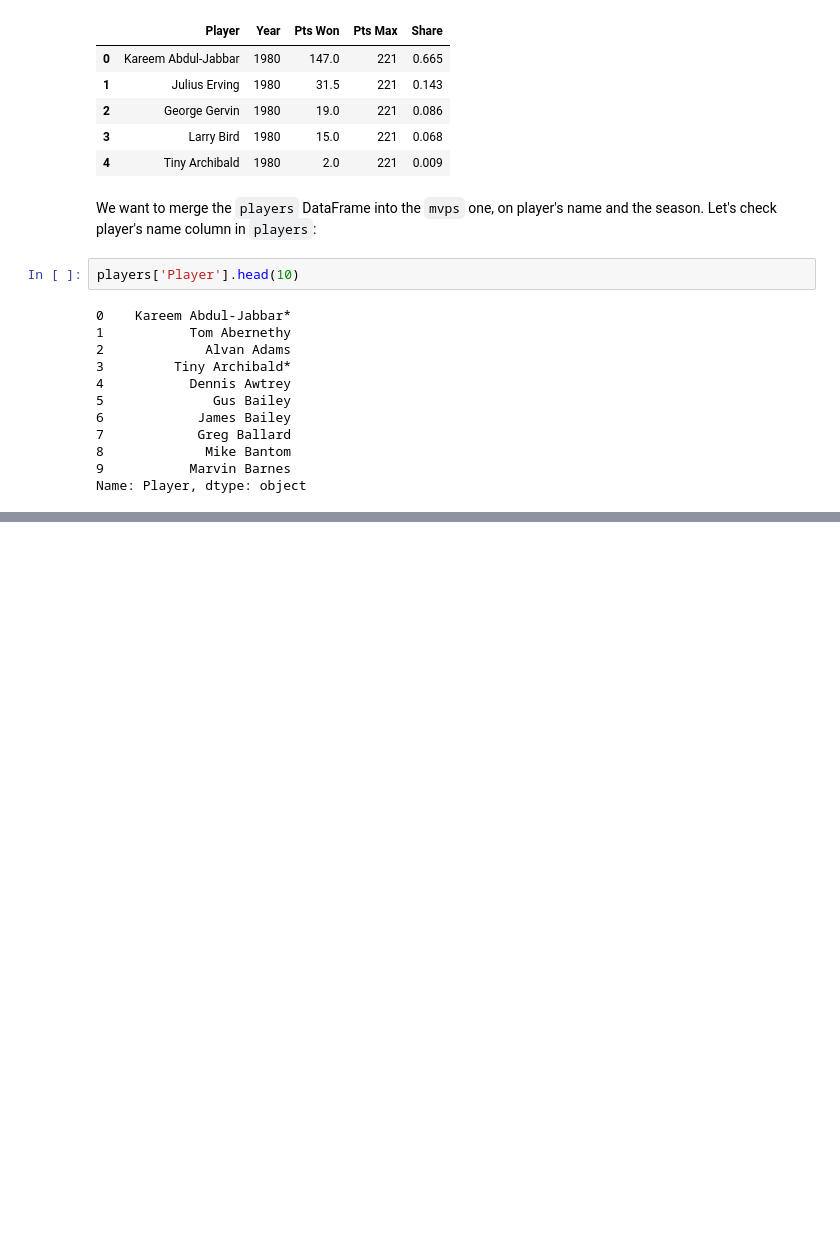
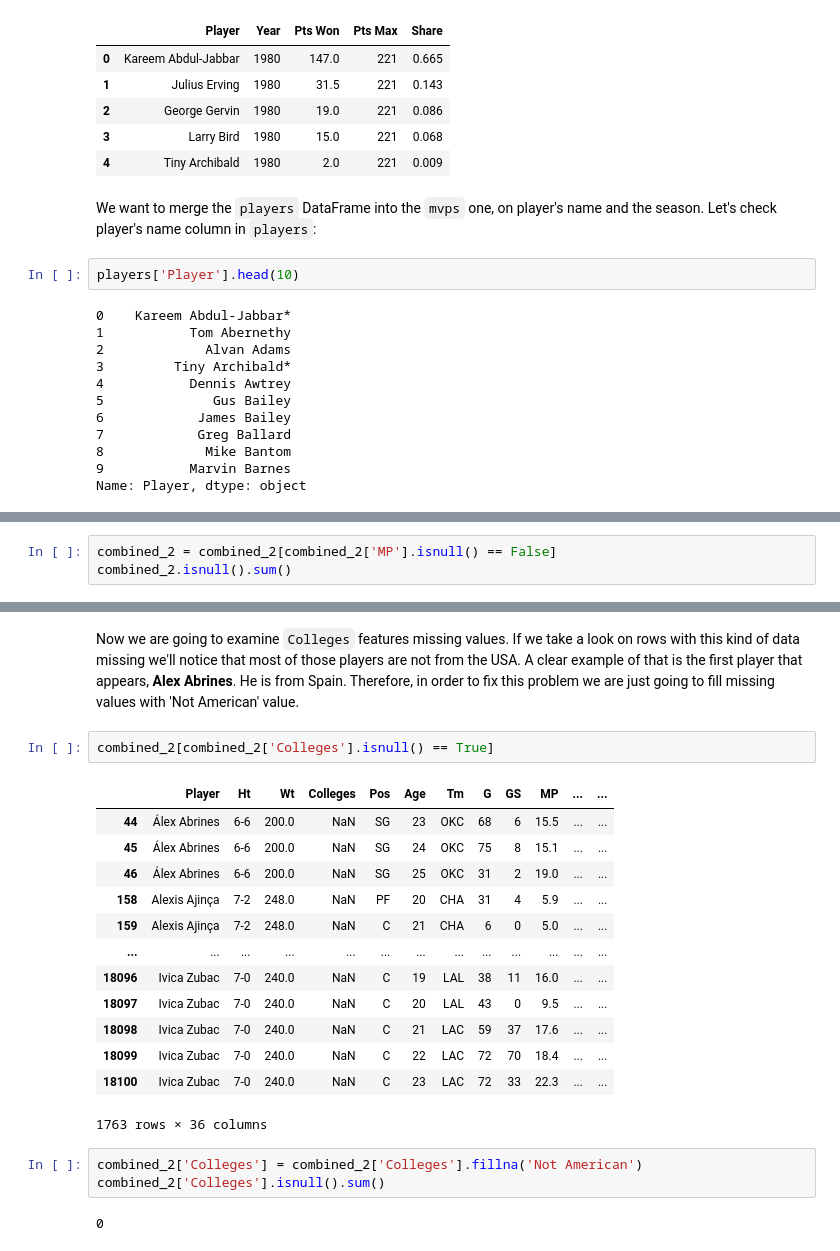
Before and after one commit to javigallego4/Predicting-NBA-MVP, a Jupyter notebook: Data Cleaning.ipynb, the cells around one changed output, grey strips where cells are left out. Drawn from its saved outputs; the diff is of its cells as text; blank space fills up the shorter version.

```diff
--- a/Data Cleaning.ipynb
+++ b/Data Cleaning.ipynb
@@ -387,0 +334,3 @@ stats.head()
+# %%
+combined_2 = combined_2[combined_2['MP'].isnull() == False]
+combined_2.isnull().sum()
@@ -387,0 +355,23 @@ stats.head()
+# %% [markdown]
+Now we are going to examine `Colleges` features missing values. If we take a look on rows with this kind of data missing we'll notice that most of those players are not from the USA. A clear example of that is the first player that appears, **Alex Abrines**. He is from Spain. Therefore, in order to fix this problem we are just going to fill missing values with 'Not American' value.
+# %%
+combined_2[combined_2['Colleges'].isnull() == True]
+# %% [output]
+|  | Player | Ht | Wt | Colleges | Pos | Age | Tm | G | GS | MP | ... | ... |
+| 44 | Álex Abrines | 6-6 | 200.0 | NaN | SG | 23 | OKC | 68 | 6 | 15.5 | ... | ... |
+| 45 | Álex Abrines | 6-6 | 200.0 | NaN | SG | 24 | OKC | 75 | 8 | 15.1 | ... | ... |
+| 46 | Álex Abrines | 6-6 | 200.0 | NaN | SG | 25 | OKC | 31 | 2 | 19.0 | ... | ... |
+| 158 | Alexis Ajinça | 7-2 | 248.0 | NaN | PF | 20 | CHA | 31 | 4 | 5.9 | ... | ... |
+| 159 | Alexis Ajinça | 7-2 | 248.0 | NaN | C | 21 | CHA | 6 | 0 | 5.0 | ... | ... |
+| ... | ... | ... | ... | ... | ... | ... | ... | ... | ... | ... | ... | ... |
+| 18096 | Ivica Zubac | 7-0 | 240.0 | NaN | C | 19 | LAL | 38 | 11 | 16.0 | ... | ... |
+| 18097 | Ivica Zubac | 7-0 | 240.0 | NaN | C | 20 | LAL | 43 | 0 | 9.5 | ... | ... |
+| 18098 | Ivica Zubac | 7-0 | 240.0 | NaN | C | 21 | LAC | 59 | 37 | 17.6 | ... | ... |
+| 18099 | Ivica Zubac | 7-0 | 240.0 | NaN | C | 22 | LAC | 72 | 70 | 18.4 | ... | ... |
+| 18100 | Ivica Zubac | 7-0 | 240.0 | NaN | C | 23 | LAC | 72 | 33 | 22.3 | ... | ... |
+1763 rows × 36 columns
+# %%
+combined_2['Colleges'] = combined_2['Colleges'].fillna('Not American')
+combined_2['Colleges'].isnull().sum()
+# %% [output]
+0
```
Also changed, not shown: parts of 90 cells of this notebook, 10 other files.
